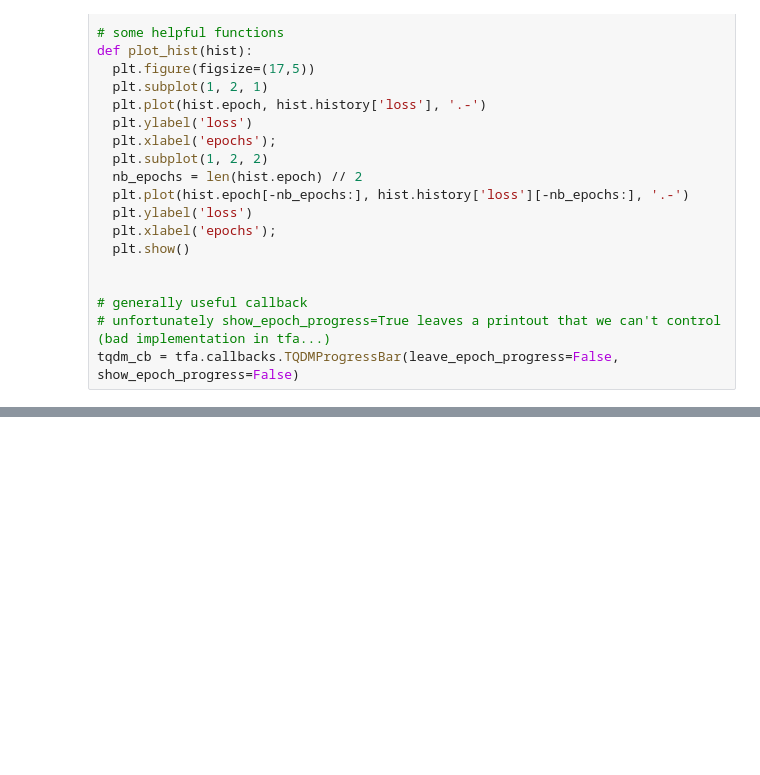
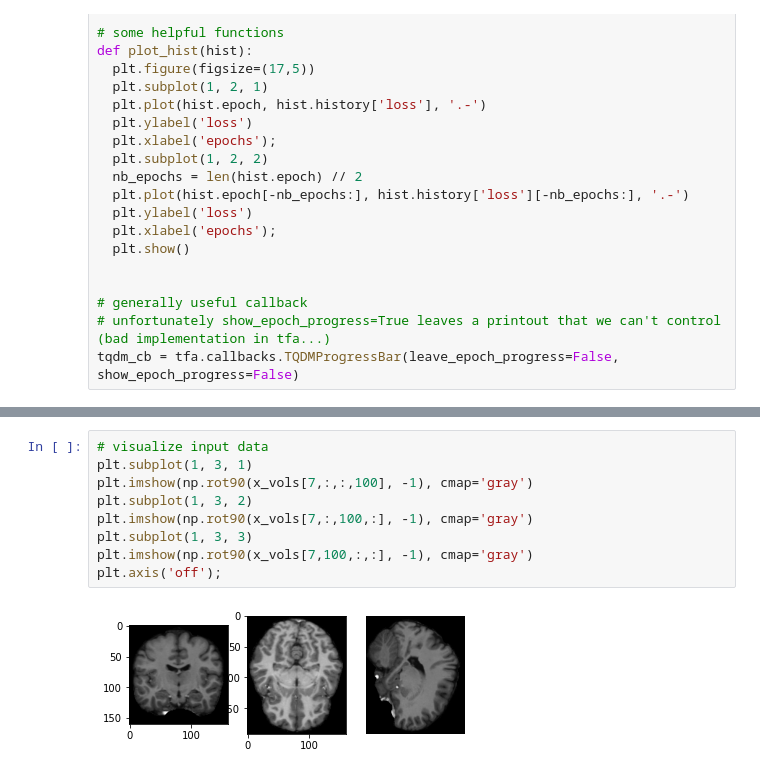
Before and after one commit to stebo85/voxelmorph-test, a Jupyter notebook: demo_brain3D.ipynb, the cells around one changed output, grey strips where cells are left out. Cells and saved outputs as stored; diff of their text form; blank space fills up the shorter version.

```diff
--- a/demo_brain3D.ipynb
+++ b/demo_brain3D.ipynb
@@ -78 +62,12 @@ plt.axis('off');
+# %%
+# visualize input data
+plt.subplot(1, 3, 1)
+plt.imshow(np.rot90(x_vols[7,:,:,100], -1), cmap='gray')
+plt.subplot(1, 3, 2)
+plt.imshow(np.rot90(x_vols[7,:,100,:], -1), cmap='gray')
+plt.subplot(1, 3, 3)
+plt.imshow(np.rot90(x_vols[7,100,:,:], -1), cmap='gray')
+plt.axis('off');
+# %% [output]
+[figure, added]
 # %%
```
Also changed, not shown: parts of 12 cells of this notebook.
